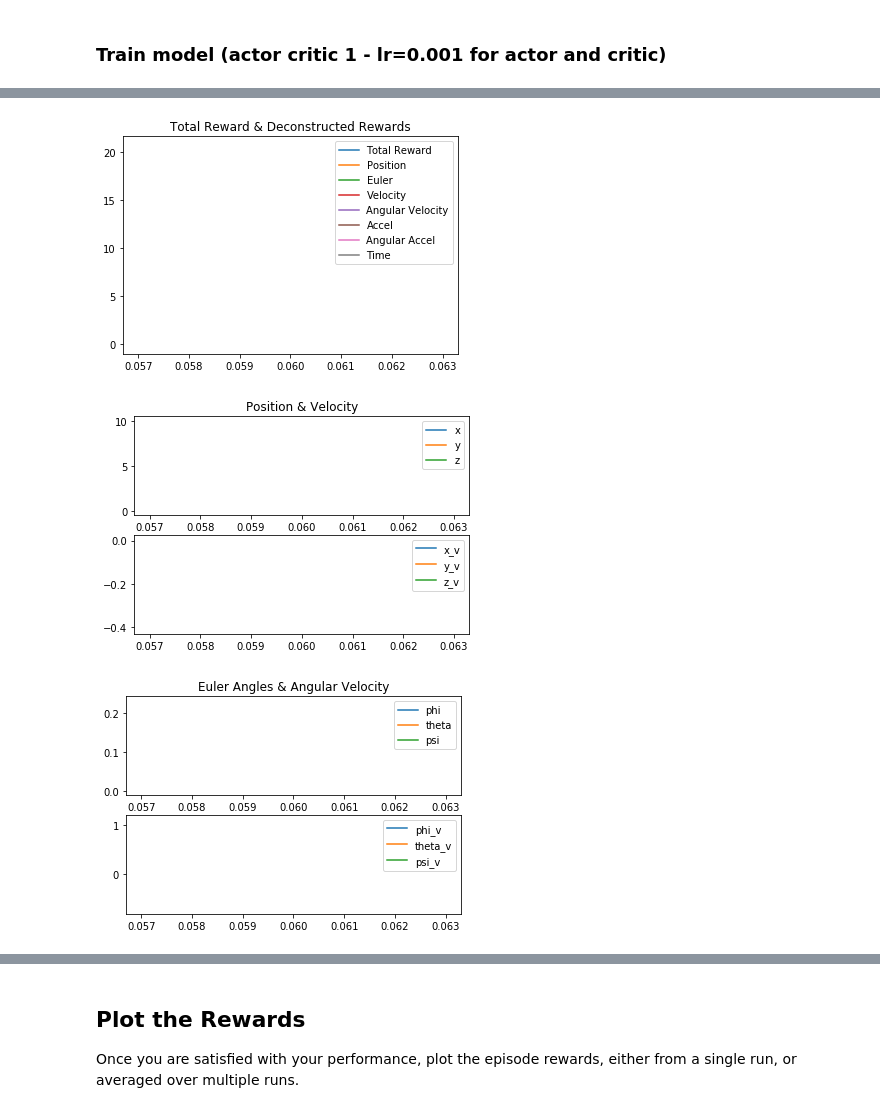
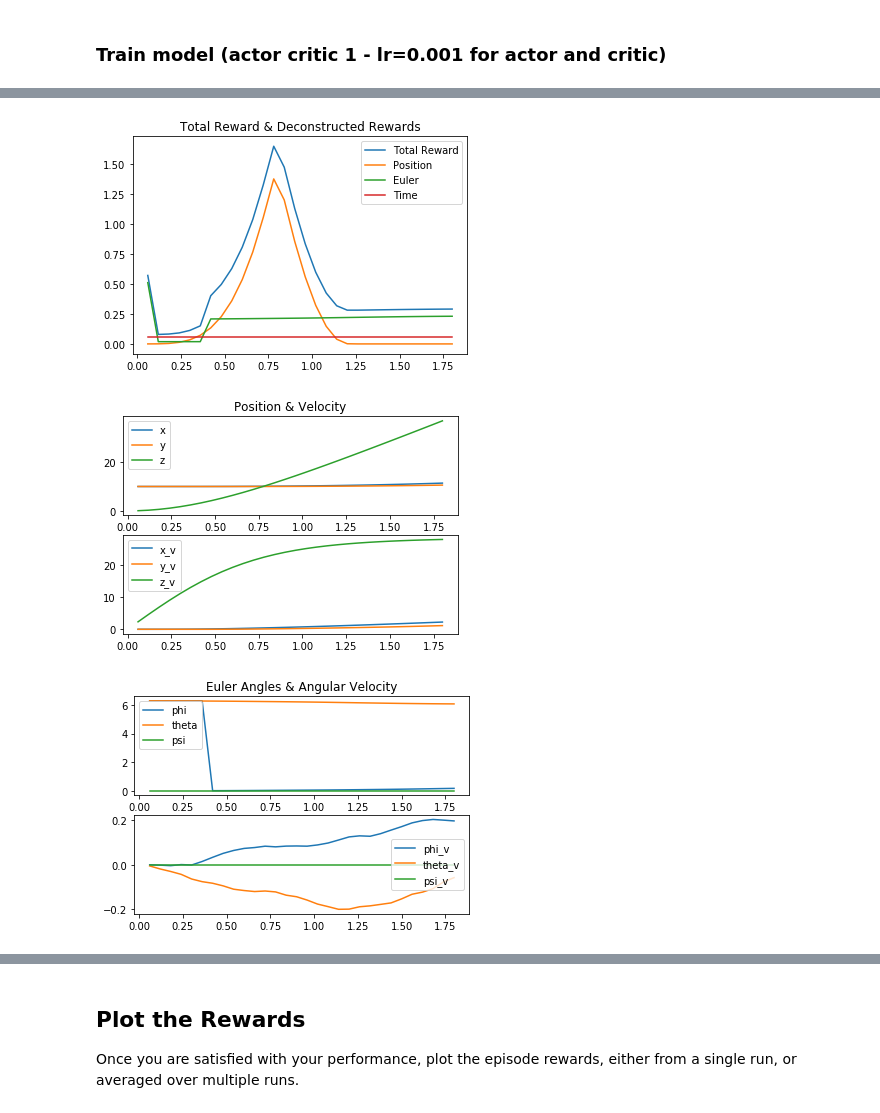
Before and after one commit to MichelML/udacity-quadopter, a Jupyter notebook: Quadcopter_Project.ipynb, the cells around one changed output, grey strips where cells are left out. Saved outputs shown, nothing was run; the diff lists cells and outputs as text; code cells hidden in the pictures.

```diff
--- a/Quadcopter_Project.ipynb
+++ b/Quadcopter_Project.ipynb
@@ -406,7 +486,7 @@ plot_tests(test_name)
 # %%
 results_best = pd.read_csv(f'data/{test_name}_best.txt')
-plot_all(results_best)
+plot_all3(results_best)
 # %% [output]
-[figure, old version]
+[figure, new version]
-[figure, old version]
+[figure, new version]
-[figure, old version]
+[figure, new version]
```
Also changed, not shown: parts of 47 cells of this notebook, 9 other files.
